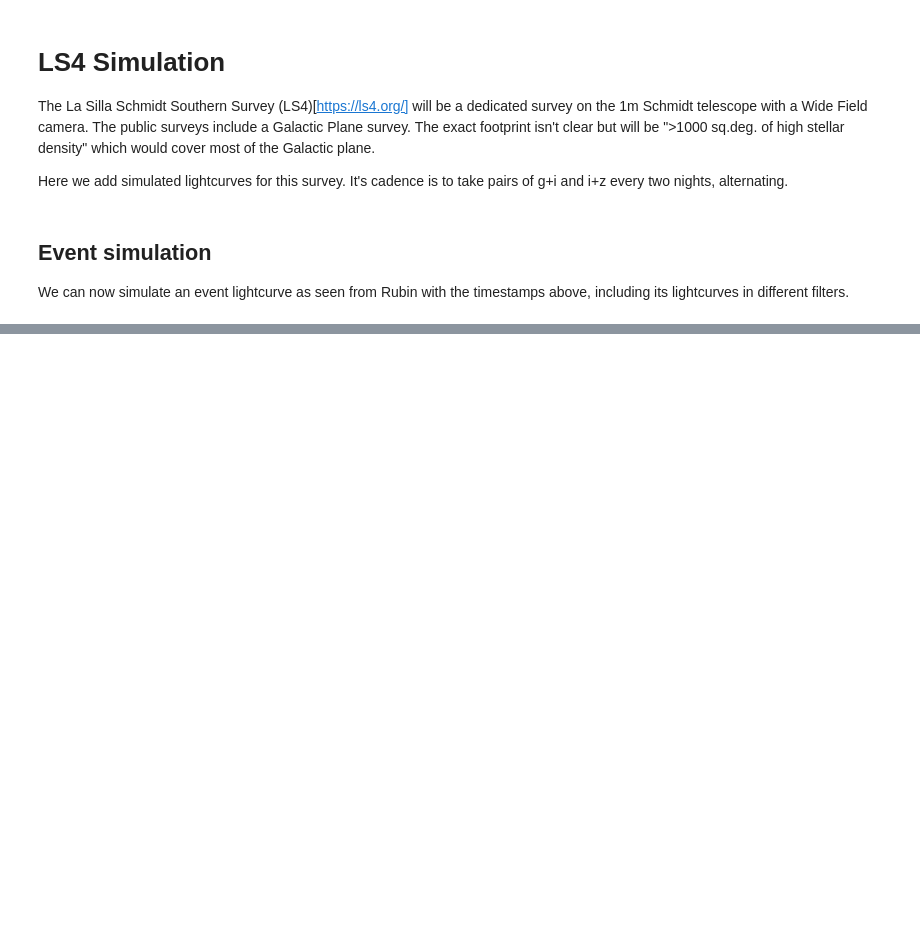
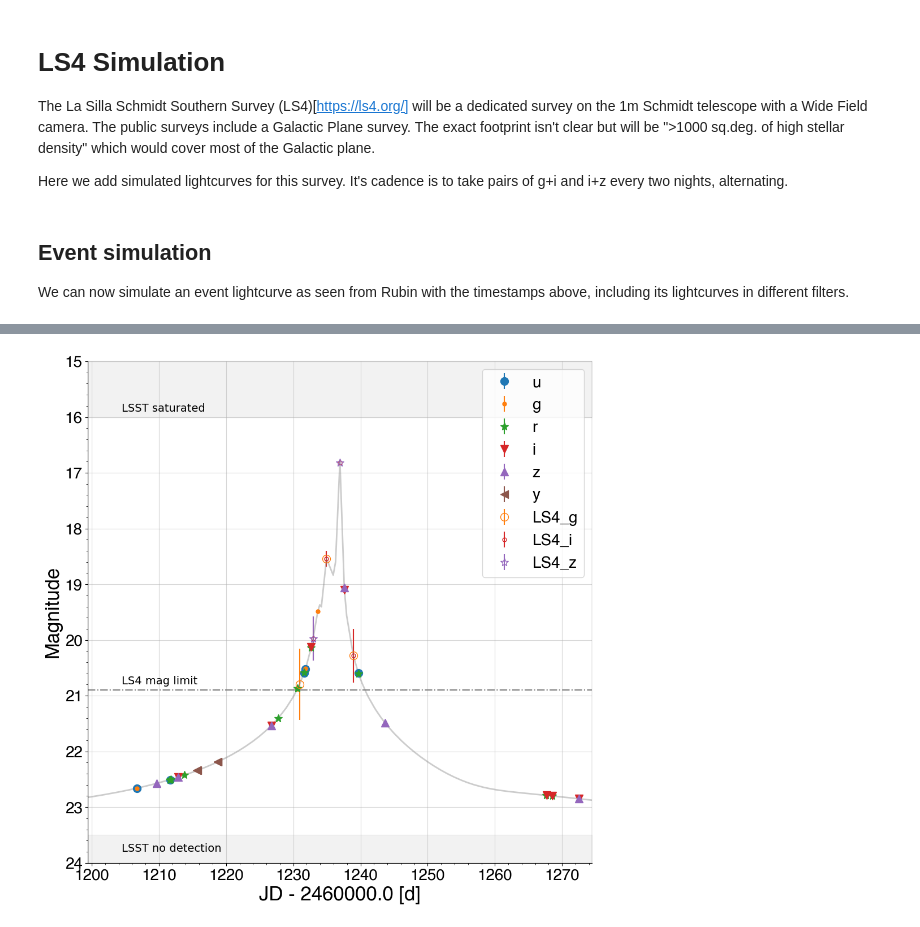
Before and after one commit to rachel3834/lco_proposal_software, a Jupyter notebook: 2026_key_project/simulated_rubin_ulens_lightcurve.ipynb, the cells around one changed output, grey strips where cells are left out. Saved outputs shown, nothing was run; the diff lists cells and outputs as text; code cells hidden in the pictures; blank space fills up the shorter version.

Commit message:
Completed time accounting; updated lightcurve plot

```diff
--- a/2026_key_project/simulated_rubin_ulens_lightcurve.ipynb
+++ b/2026_key_project/simulated_rubin_ulens_lightcurve.ipynb
@@ -329,7 +329,7 @@ lsst_limiting_mags = {
 ulens2 = copy.deepcopy(ulens)
 
 # uniform source with point lenss
-params = {'t0': t0, 'u0': 0.005, 'tE': 100,'piEN': 0.3,
+params = {'t0': t0, 'u0': 0.005, 'tE': 150,'piEN': 0.3,
           'piEE': 0.1}
 print('Event parameters: ', params)
 
@@ -337,7 +337,7 @@ ulens2_parameters = []
 for key in params:
     ulens2_parameters.append(params[key])
 
-ulens2_model = PSPL_model.PSPLmodel(ulens2 ,parallax=['Full', t0])
+ulens2_model = PSPL_model.PSPLmodel(ulens2 ,parallax=['Full', t0], blend_flux_parameter='ftotal')
 ulens2_pyLIMA_parameters = ulens2_model.compute_pyLIMA_parameters(ulens2_parameters)
 
 fset = ['u', 'g', 'r', 'i', 'z', 'y']
@@ -358,11 +358,12 @@ for m in range(len(magstar)):
     flux_baseline = 10**((ZP-mag_baseline)/2.5)
     #g = np.random.uniform(0,1)
     g = 0.0 # unblended
+    f_blend = 0.0
     G.append(g)
     f_source = flux_baseline/(1+g)
     fs.append(f_source)
     ulens2_flux_parameters.append(f_source)
-    ulens2_flux_parameters.append(g)
+    ulens2_flux_parameters.append(f_source+f_blend)
 ulens2_parameters += ulens2_flux_parameters
 ulens2_pyLIMA_parameters = ulens2_model.compute_pyLIMA_parameters(ulens2_parameters)
 simulator.simulate_lightcurve(ulens2_model, ulens2_pyLIMA_parameters)
@@ -675,7 +655,7 @@ ax.plot(model_lc['u']['time']-toffset, model_lc['u']['mag'], ls='-', lw=2, c='gr
 plt.gca().invert_yaxis()
 [xmin, xmax, ymin, ymax] = plt.axis()
 ymax = 15.0
-ymin = 27.0
+ymin = 24.0
 xmin = t0-(300/2.0)-toffset
 xmax = t0+(300/2.0)-toffset
 plt.axis([xmin,xmax,ymin,ymax])
@@ -710,4 +690,4 @@ ax.text(xmin+5.0, lim_mag['LS4_g'][1]-0.1, 'LS4 mag limit', fontsize=14)
 
 #plt.show()
 plt.tight_layout()
-plt.savefig('/Users/rstreet/cassiopeia/GrantProposals/2025/NSF_AAG/LSSTMicrolensing/figures/lsst_v5_sim_event.png')
+plt.savefig(os.path.join(os.getcwd(), 'lsst_v5_sim_event.png'))
@@ -715,0 +825,89 @@ plt.savefig('/Users/rstreet/cassiopeia/GrantProposals/2025/NSF_AAG/LSSTMicrolens
+# %%
+fig2, ax = plt.subplots(nrows=1, ncols=1, figsize=(10, 10))
+toffset = 2460000.0
+limiting_mags = [arr < 20, arr > 40]
+#pyLIMA_plots.plot_aligned_data(ax, ulens2_model, ulens2_parameters, bokeh_plot=None,
+#                      plot_unit='Mag')
+normalized_lc = plot_aligned_data(ax, ulens_model, ulens_parameters, LSST_BandPass, lsst_limiting_mags, photParams, bokeh_plot=None, plot_unit='Mag')
+
+model_lc = plot_photometric_models(ax, ulens_model, ulens_parameters,
+                            bokeh_plot=None, plot_unit='Mag')
+
+i = 0
+for tel, data in normalized_lc.items():
+    if 'LS4' not in tel.name:
+        idx1 = np.where(data['mag'] <= 23.5)[0]
+        idx2 = np.where(data['mag'] >= 16.0)[0]
+        mask = list(set(idx1).intersection(set(idx2)))
+        ax.errorbar(data['time'][mask]-toffset, data['mag'][mask], yerr=data['mag_err'][mask],
+                    color=PLOT_COLORS[i], marker=PLOT_SYMBOLS[i], markersize=10, linestyle='None', alpha=1.0, label=tel.name)
+
+        idx1 = list(np.where(data['mag'] > 23.5)[0])
+        idx2 = list(np.where(data['mag'] < 16.0)[0])
+        mask = idx1 + idx2
+        ax.plot(data['time'][mask]-toffset, data['mag'][mask],
+                    color=PLOT_COLORS[i], markerfacecolor='none', marker='1', markersize=15, linestyle='None', alpha=0.7)
+        i += 1
+
+
+# Add LS4 data with limiting magnitudes per passband
+lim_mag = {
+    'LS4_g': [14.0, 20.9],
+    'LS4_i': [14.0, 20.75],
+    'LS4_z': [14.0, 20.25]
+}
+i = 0
+for tel, data in normalized_lc.items():
+    if 'LS4' in tel.name:
+        min_mag, max_mag = lim_mag[tel.name]
+        idx1 = np.where(data['mag'] <= max_mag)[0]
+        idx2 = np.where(data['mag'] >= min_mag)[0]
+        mask = list(set(idx1).intersection(set(idx2)))
+        ax.errorbar(data['time'][mask]-toffset, data['mag'][mask], yerr=data['mag_err'][mask],
+                    color=LS4_PLOT_COLORS[tel.name], marker=PLOT_SYMBOLS[i],
+                    markersize=10, markerfacecolor='none', linestyle='None', alpha=1.0, label=tel.name)
+        i += 1
+
+ax.plot(model_lc['u']['time']-toffset, model_lc['u']['mag'], ls='-', lw=2, c='grey', alpha=0.4)
+
+plt.gca().invert_yaxis()
+[xmin, xmax, ymin, ymax] = plt.axis()
+ymax = 15.0
+ymin = 24.0
+xmin = t0-(75/2.0)-toffset
+xmax = t0+(75/2.0)-toffset
+plt.axis([xmin,xmax,ymin,ymax])
+
+plt.xlabel('JD - 2460000.0 [d]', fontsize=25, fontname="Helvetica", fontweight='ultralight')
+plt.ylabel('Magnitude', fontsize=25, fontname="Helvetica", fontweight='ultralight')
+ax.tick_params(axis='both', labelsize=20, labelfontfamily="Helvetica")
+ax.minorticks_on()
+plt.grid(alpha=0.5)
+
+legend_font_properties = {
+    'family': 'Helvetica',
+    'weight': 'light',
+    'style': 'normal',
+    'size': 20
+}
+
+plt.legend(prop=legend_font_properties)
+ax.spines['right'].set_color('grey')
+ax.spines['right'].set_linewidth(0.2)
+ax.spines['top'].set_color('grey')
+ax.spines['top'].set_linewidth(0.2)
+#ax.spines['right'].set_visible(False)
+
+# Shade and annotate LSST non-detection zones and LS4 limiting magnitude
+ax.fill_between([xmin,xmax], [ymin], y2=[23.5], color='grey', alpha=0.1)
+ax.fill_between([xmin,xmax], [16.0], y2=[ymax], color='grey', alpha=0.1)
+ax.text(xmin+5.0, 23.8, 'LSST no detection', fontsize=14)
+ax.text(xmin+5.0, 15.9, 'LSST saturated', fontsize=14)
+plt.plot([xmin, xmax], [lim_mag['LS4_g'][1], lim_mag['LS4_g'][1]], ls='-.', c='grey')
+ax.text(xmin+5.0, lim_mag['LS4_g'][1]-0.1, 'LS4 mag limit', fontsize=14)
+
+#plt.show()
+plt.tight_layout()
+plt.savefig(os.path.join(os.getcwd(), 'lsst_v5_sim_binary_event.png'))
+# %% [output]
+[figure, added]
```
Also changed, not shown: parts of 6 cells of this notebook, 5 other files.
